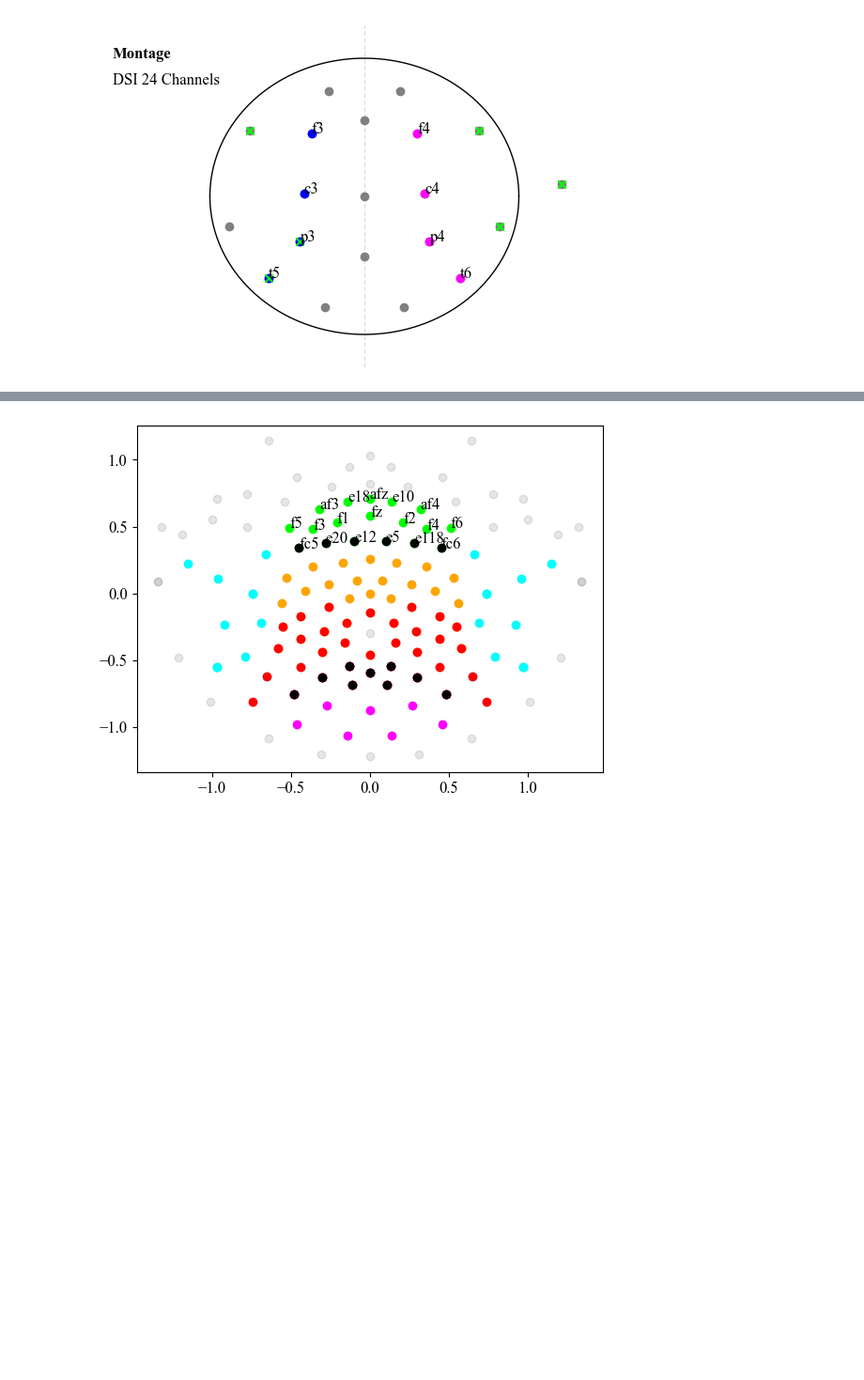
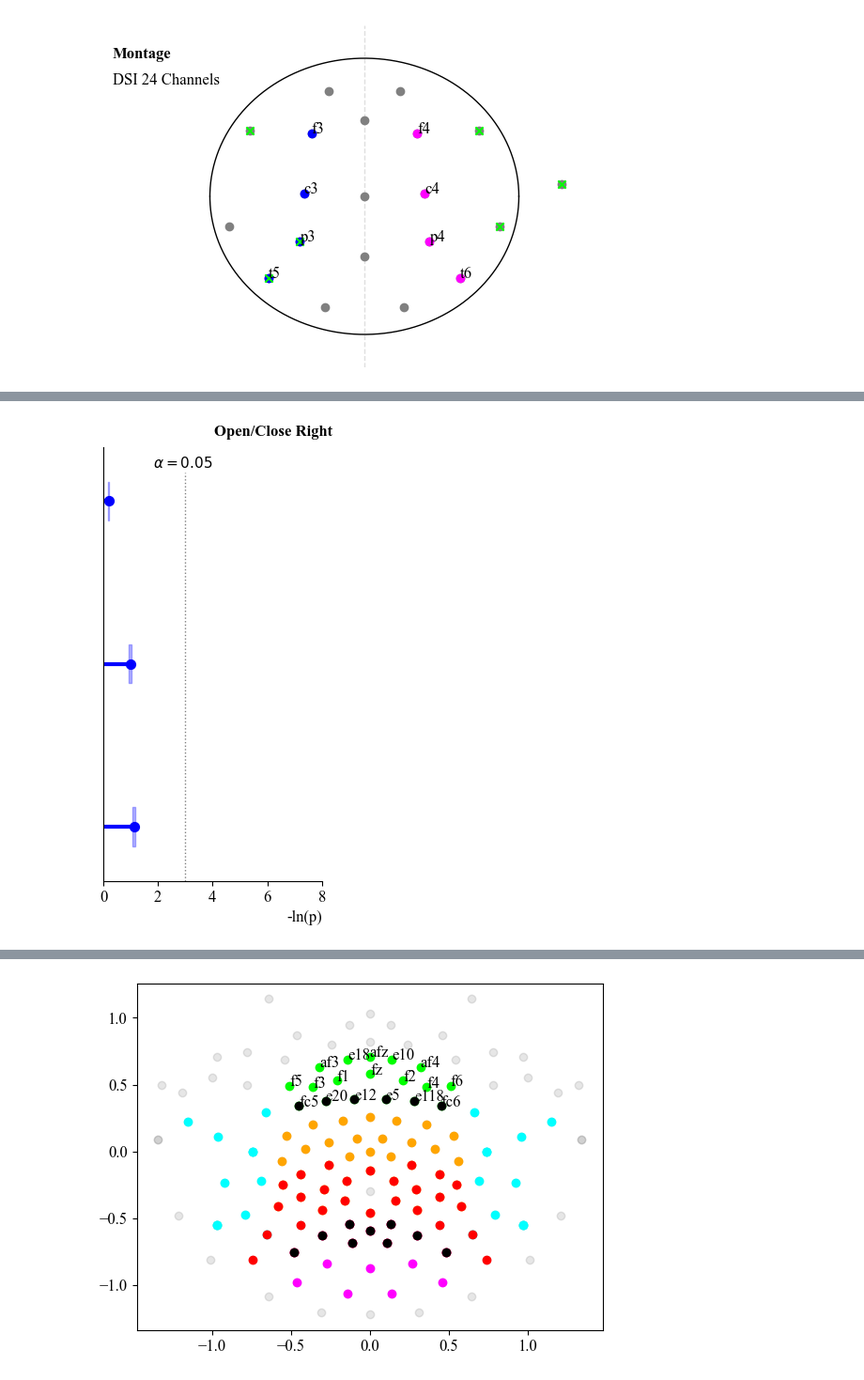
Before and after one commit to S-Shah-Lab/eeg_tools, a Jupyter notebook: tool_develop_motorimagery.ipynb, the cells around one changed output, grey strips where cells are left out. Shown at 94% size. Saved outputs shown, nothing was run; the diff lists cells and outputs as text; code cells hidden in the pictures; blank space fills up the shorter version.

```diff
--- a/tool_develop_motorimagery.ipynb
+++ b/tool_develop_motorimagery.ipynb
@@ -1035,0 +888,58 @@ isTreatment_list = [np.arange(x_list[0].shape[0]) < psds_left_rest.shape[0],  #(
+# %%
+# Plot p-values extracted by Statistical tests
+# This is a Right - Right view
+fig, ax = plt.subplots(figsize=(3, int(2*N)))
+y_max = 0.5
+y_min = -0.5
+y = np.linspace(start=y_max, stop=y_min, num=int(len(p_right)/2+2))
+y = y[1:-1]
+deltay = 0.03
+# Right results
+#---------
+x_values = []
+xUp_values = []
+xDown_values = []
+for p in p_right[1::2]:
+    p_down, p, p_up = STAT.pvalue_interval(p, nSim+1)
+    xUp_values.append(STAT.negP(p_up))
+    x_values.append(STAT.negP(p))
+    xDown_values.append(STAT.negP(p_down))
+
+ax.text(1.05, 1.05, 'Open/Close Right', ha='right', va='top', transform = ax.transAxes, fontsize=12, weight='bold')
+# Add confidence interval on true p
+for i in range(len(y)):
+    ax.fill_betweenx([y[i]-deltay, y[i]+deltay], xDown_values[i], xUp_values[i], color='blue', alpha=0.3)
+ax.hlines(y, 0, x_values, colors='blue', lw=3, alpha=1)
+ax.scatter(x_values, y, color='blue', marker='o', s=50)
+
+#lower_errors = [x-y for x,y in zip(x_values, xUp_values)]  # Lower error values
+#upper_errors = [x-y for x,y in zip(xDown_values, x_values)]  # Upper error values
+#asymmetric_errors = [lower_errors, upper_errors]  # Pairing the lower and upper errors
+#ax.barh(y, x_values, color='darkturquoise', edgecolor='black', height=0.07,
+#               xerr=asymmetric_errors, capsize=0)  # Capsize adds horizontal lines at the error bars' tips
+
+ax.set_xlabel('-ln(p)', loc='right', fontsize=12)
+ax.set_xlim(ax.get_xlim()[::-1])  # Reverse the x-axis for right plot
+ax.set_xlim(left=0, right=8)
+
+dy = abs(y[-1] - y[-2])
+ax.set_ylim(y_min+dy*2/3, y_max-dy*2/3)
+ax.axvline(STAT.negP(0.05), 0, 0.94, color='black', lw=1, ls=':', alpha=0.5, label='95% C.L.')
+#ax.axvline(STAT.negP(0.01), color='darkviolet', lw=1, ls=':', alpha=0.5, label='99% C.L.')
+#ax.set_yticks(y)
+#ax.set_yticklabels([x.split('(B)')[0] for x in labels[1::2]])
+ax.set_yticks([])
+ax.set_yticklabels([])
+
+ax.spines['top'].set_visible(False)
+ax.spines['right'].set_visible(False)
+
+#ax.legend(loc='upper right')
+
+ax.text(0.5, 0.98, r'$\alpha=0.05$', ha='right', va='top', transform = ax.transAxes, fontsize=11)
+
+#---------
+plt.subplots_adjust(wspace=0)  # Adjust space between subplots
+plt.show()
+# %% [output]
+[figure, added]
```
Also changed, not shown: parts of 41 cells of this notebook, 3 other files.
